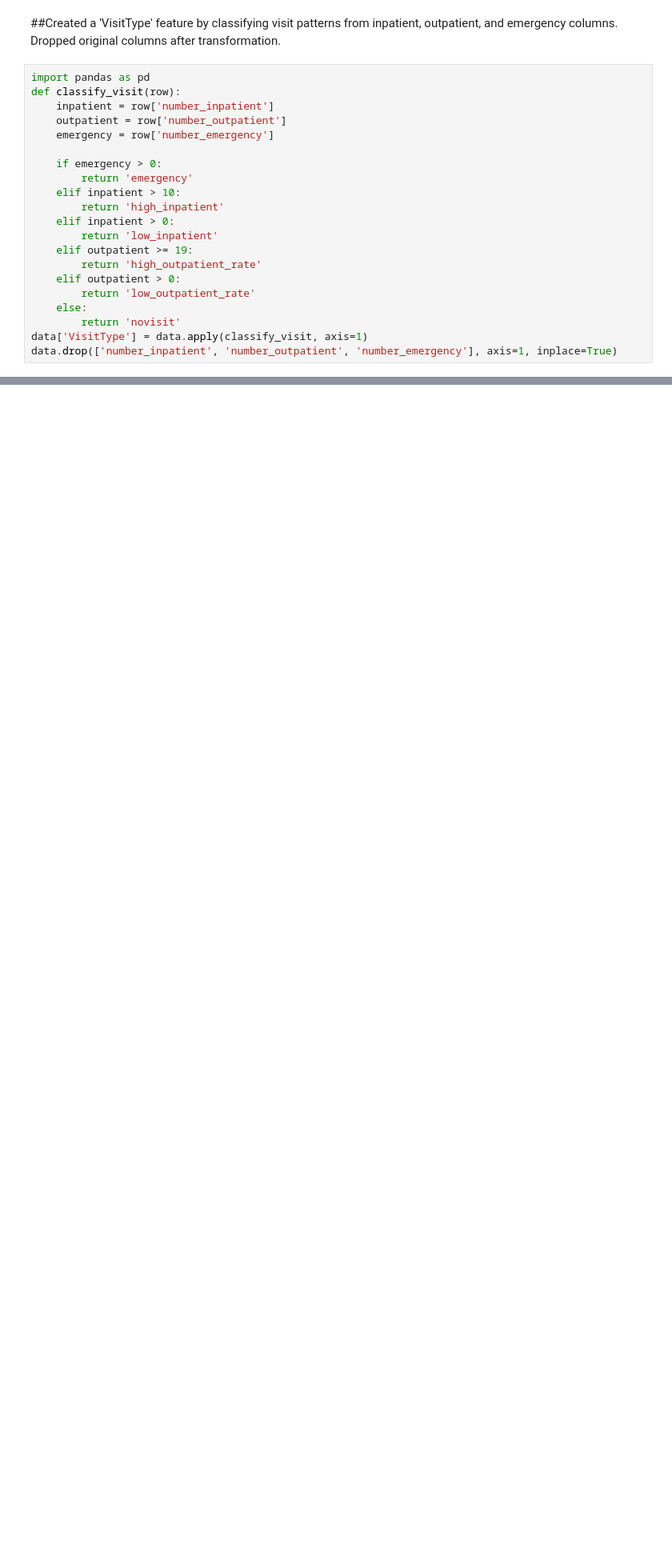
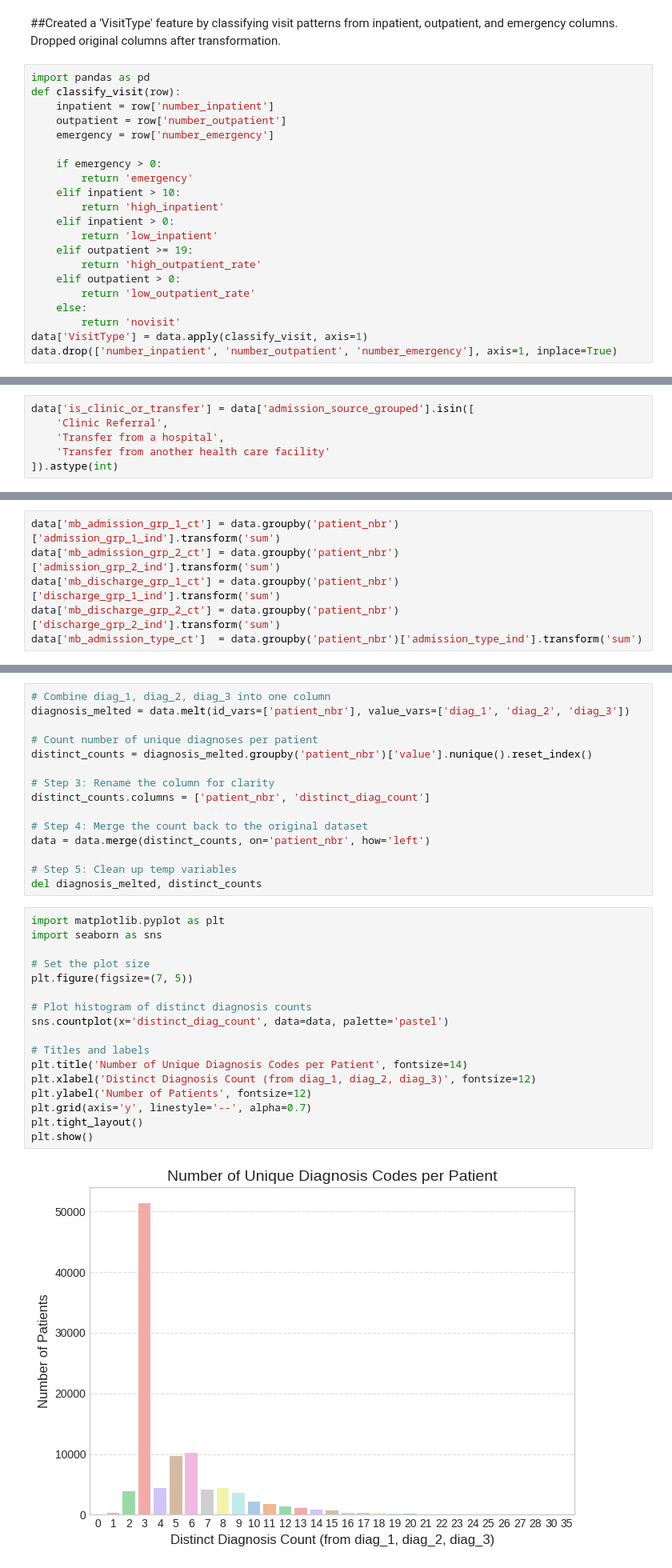
Before and after one commit to Shridhar7-8/Data-Visualization-Project, a Jupyter notebook: notebooks/02_feature_engineering.ipynb, the cells around one changed output, grey strips where cells are left out. Shown at 80% size. Drawn from its saved outputs; the diff is of its cells as text; blank space fills up the shorter version.

```diff
--- a/notebooks/02_feature_engineering.ipynb
+++ b/notebooks/02_feature_engineering.ipynb
@@ -355,0 +226,6 @@ data.drop(['number_inpatient', 'number_outpatient', 'number_emergency'], axis=1,
+# %%
+data['is_clinic_or_transfer'] = data['admission_source_grouped'].isin([
+    'Clinic Referral',
+    'Transfer from a hospital',
+    'Transfer from another health care facility'
+]).astype(int)
@@ -355,0 +249,6 @@ data.drop(['number_inpatient', 'number_outpatient', 'number_emergency'], axis=1,
+# %%
+data['mb_admission_grp_1_ct'] = data.groupby('patient_nbr')['admission_grp_1_ind'].transform('sum')
+data['mb_admission_grp_2_ct'] = data.groupby('patient_nbr')['admission_grp_2_ind'].transform('sum')
+data['mb_discharge_grp_1_ct'] = data.groupby('patient_nbr')['discharge_grp_1_ind'].transform('sum')
+data['mb_discharge_grp_2_ct'] = data.groupby('patient_nbr')['discharge_grp_2_ind'].transform('sum')
+data['mb_admission_type_ct']  = data.groupby('patient_nbr')['admission_type_ind'].transform('sum')
@@ -355,0 +277,34 @@ data.drop(['number_inpatient', 'number_outpatient', 'number_emergency'], axis=1,
+# %%
+# Combine diag_1, diag_2, diag_3 into one column
+diagnosis_melted = data.melt(id_vars=['patient_nbr'], value_vars=['diag_1', 'diag_2', 'diag_3'])
+
+# Count number of unique diagnoses per patient
+distinct_counts = diagnosis_melted.groupby('patient_nbr')['value'].nunique().reset_index()
+
+# Step 3: Rename the column for clarity
+distinct_counts.columns = ['patient_nbr', 'distinct_diag_count']
+
+# Step 4: Merge the count back to the original dataset
+data = data.merge(distinct_counts, on='patient_nbr', how='left')
+
+# Step 5: Clean up temp variables
+del diagnosis_melted, distinct_counts
+# %%
+import matplotlib.pyplot as plt
+import seaborn as sns
+
+# Set the plot size
+plt.figure(figsize=(7, 5))
+
+# Plot histogram of distinct diagnosis counts
+sns.countplot(x='distinct_diag_count', data=data, palette='pastel')
+
+# Titles and labels
+plt.title('Number of Unique Diagnosis Codes per Patient', fontsize=14)
+plt.xlabel('Distinct Diagnosis Count (from diag_1, diag_2, diag_3)', fontsize=12)
+plt.ylabel('Number of Patients', fontsize=12)
+plt.grid(axis='y', linestyle='--', alpha=0.7)
+plt.tight_layout()
+plt.show()
+# %% [output]
+[figure, added]
```
Also changed, not shown: parts of 59 cells of this notebook.
